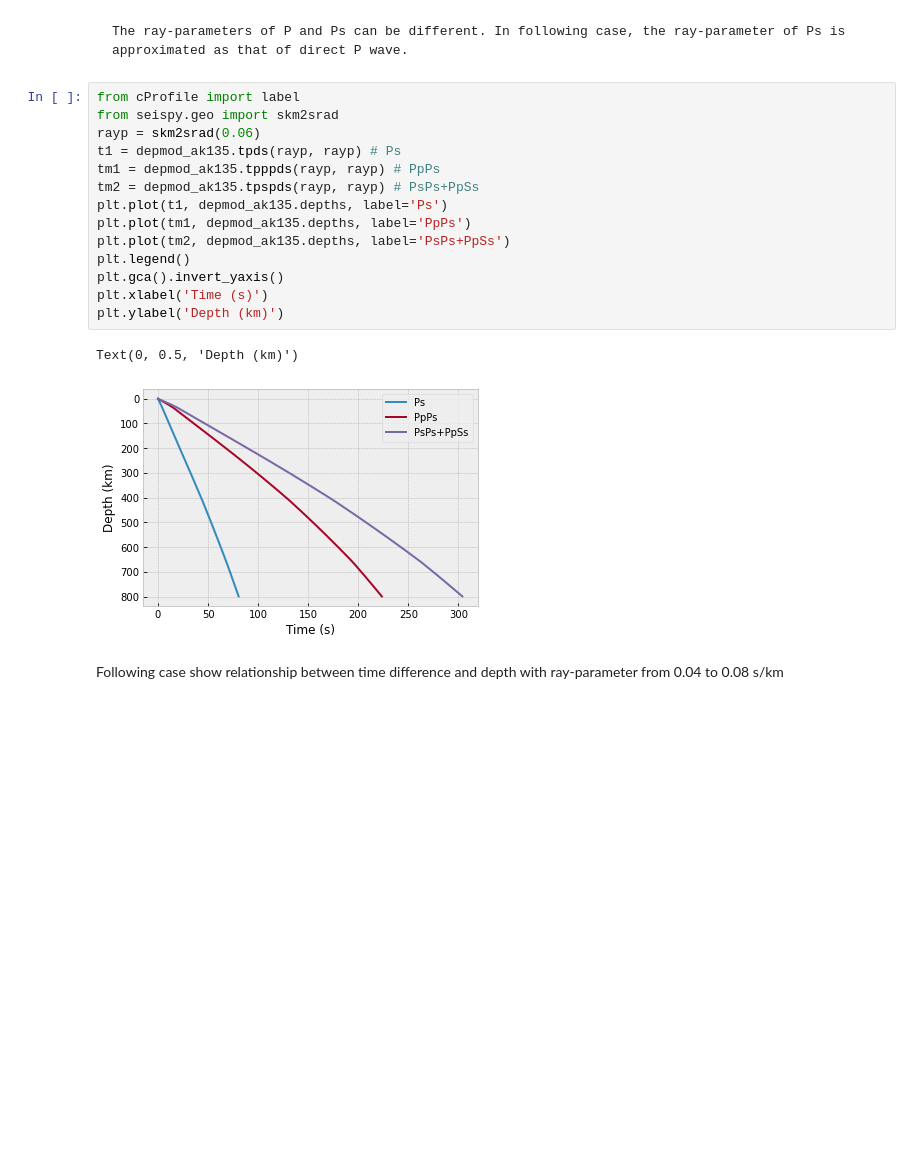
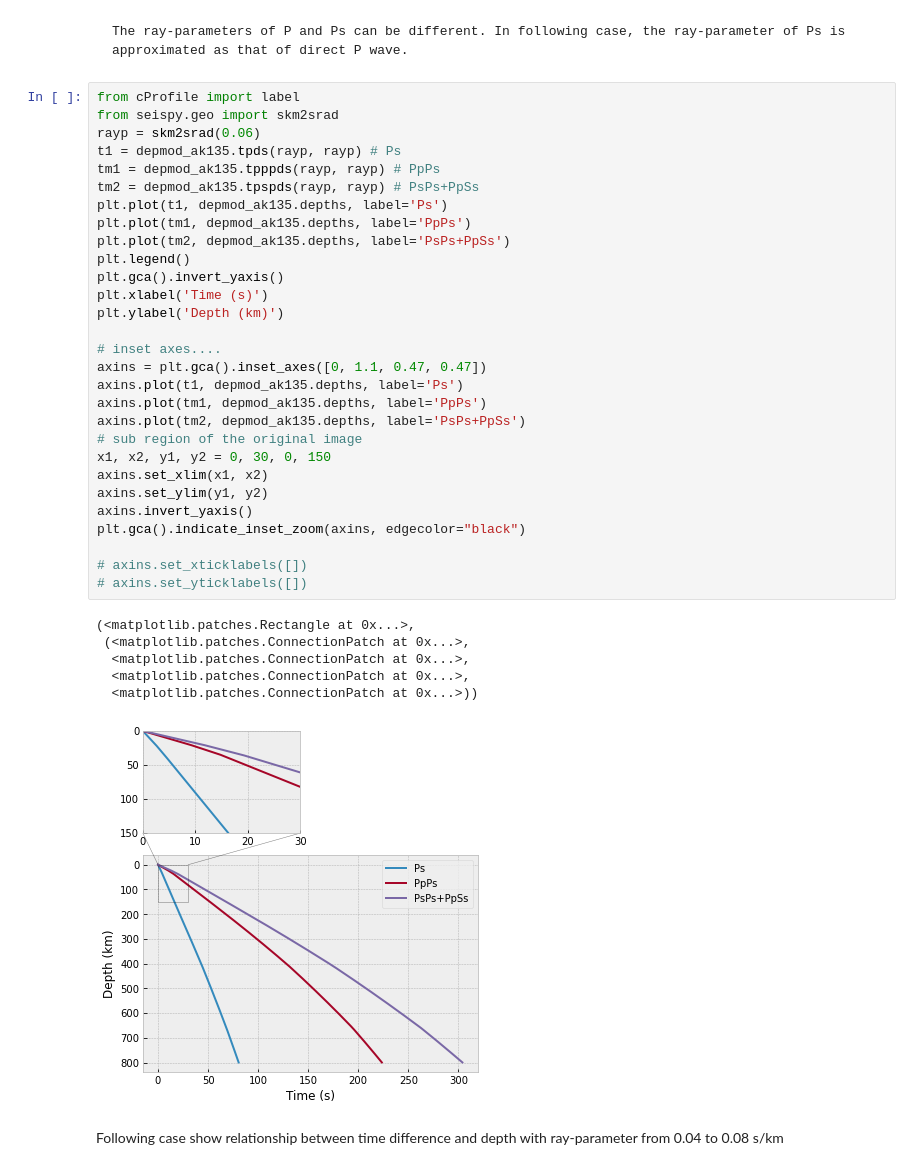
Before and after one commit to xumi1993/seispy, a Jupyter notebook: source/usage/ps-depth.ipynb, the cells around one changed output. Saved outputs shown, nothing was run; the diff lists cells and outputs as text; blank space fills up the shorter version.

```diff
--- a/source/usage/ps-depth.ipynb
+++ b/source/usage/ps-depth.ipynb
@@ -49,20 +49,39 @@ The ray-parameters of P and Ps can be different. In following case, the ray-para
 # %%
 from cProfile import label
 from seispy.geo import skm2srad
 rayp = skm2srad(0.06)
 t1 = depmod_ak135.tpds(rayp, rayp) # Ps
 tm1 = depmod_ak135.tpppds(rayp, rayp) # PpPs
 tm2 = depmod_ak135.tpspds(rayp, rayp) # PsPs+PpSs
 plt.plot(t1, depmod_ak135.depths, label='Ps')
 plt.plot(tm1, depmod_ak135.depths, label='PpPs')
 plt.plot(tm2, depmod_ak135.depths, label='PsPs+PpSs')
 plt.legend()
 plt.gca().invert_yaxis()
 plt.xlabel('Time (s)')
 plt.ylabel('Depth (km)')
+
+# inset axes....
+axins = plt.gca().inset_axes([0, 1.1, 0.47, 0.47])
+axins.plot(t1, depmod_ak135.depths, label='Ps')
+axins.plot(tm1, depmod_ak135.depths, label='PpPs')
+axins.plot(tm2, depmod_ak135.depths, label='PsPs+PpSs')
+# sub region of the original image
+x1, x2, y1, y2 = 0, 30, 0, 150
+axins.set_xlim(x1, x2)
+axins.set_ylim(y1, y2)
+axins.invert_yaxis()
+plt.gca().indicate_inset_zoom(axins, edgecolor="black")
+
+# axins.set_xticklabels([])
+# axins.set_yticklabels([])
 # %% [output]
-Text(0, 0.5, 'Depth (km)')
+(<matplotlib.patches.Rectangle at 0x...>,
+ (<matplotlib.patches.ConnectionPatch at 0x...>,
+  <matplotlib.patches.ConnectionPatch at 0x...>,
+  <matplotlib.patches.ConnectionPatch at 0x...>,
+  <matplotlib.patches.ConnectionPatch at 0x...>))
-[figure, old version]
+[figure, new version]
 # %% [markdown]
 Following case show relationship between time difference and depth with ray-parameter from 0.04 to 0.08 s/km
 # %%
```
